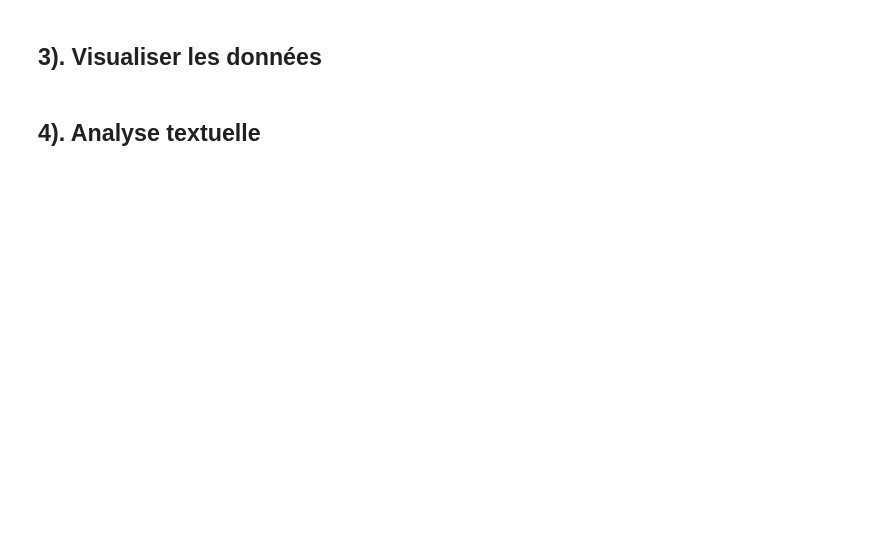
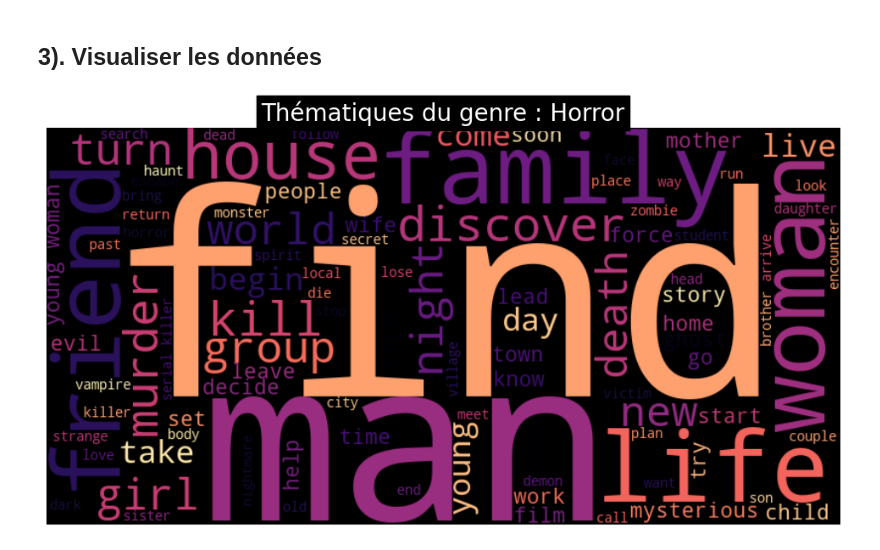
Before and after one commit to enzo-joly/projet_python_films, a Jupyter notebook: Data processing/overview_nlp_analysis.ipynb, the cells around one changed output. Cells and saved outputs as stored; diff of their text form; code cells hidden in the pictures; blank space fills up the shorter version.

```diff
--- a/Data processing/overview_nlp_analysis.ipynb
+++ b/Data processing/overview_nlp_analysis.ipynb
@@ -76,0 +126,3 @@ def preprocess_text(text):
+# %%
+df_overviews = load_data(DRIVE_FILE_ID, LOCAL_FILE, preprocess_nlp)
+df_overviews.head()
@@ -83,2 +138,0 @@ def preprocess_text(text):
-# %% [markdown]
-## 4). Analyse textuelle
@@ -86,0 +139,42 @@ def preprocess_text(text):
+# %%
+# Creating Wordclouds
+
+def plot_wordcloud(text, title, color_map="YlOrRd"):
+    """Génère un nuage de mots avec un style cinéma"""
+    # Pour un style "cinéma", on utilise un fond noir et des couleurs chaudes
+    wordcloud = WordCloud(
+        width=800,
+        height=400,
+        background_color='black',
+        colormap=color_map,
+        max_words=100
+    ).generate(text)
+
+    plt.figure(figsize=(10, 5))
+    plt.imshow(wordcloud, interpolation='bilinear')
+    plt.title(title, fontsize=20, color='white', backgroundcolor='black')
+    plt.axis('off')
+    plt.tight_layout(pad=0)
+    plt.show()
+
+
+def show_director_cloud(df, director_name):
+    """Affiche le nuage de mots pour un réalisateur spécifique"""
+    director_movies = df[df['director'] == director_name]
+    if director_movies.empty:
+        print(f"Réalisateur '{director_name}' non trouvé.")
+        return
+
+    text = " ".join(director_movies['overview_clean'])
+    plot_wordcloud(text, f"Univers Visuel : {director_name}", "Blues")
+
+def show_genre_cloud(df, genre_name):
+    """Affiche le nuage de mots pour un genre spécifique"""
+    # On filtre les films qui contiennent le genre dans leur liste
+    genre_movies = df[df['genres'].apply(lambda x: genre_name in x)]
+    text = " ".join(genre_movies['overview_clean'])
+    plot_wordcloud(text, f"Thématiques du genre : {genre_name}", "magma")
+# %%
+show_genre_cloud(df_overviews, "Horror")
+# %% [output]
+[figure, added]
```
Also changed, not shown: parts of 24 cells of this notebook.
